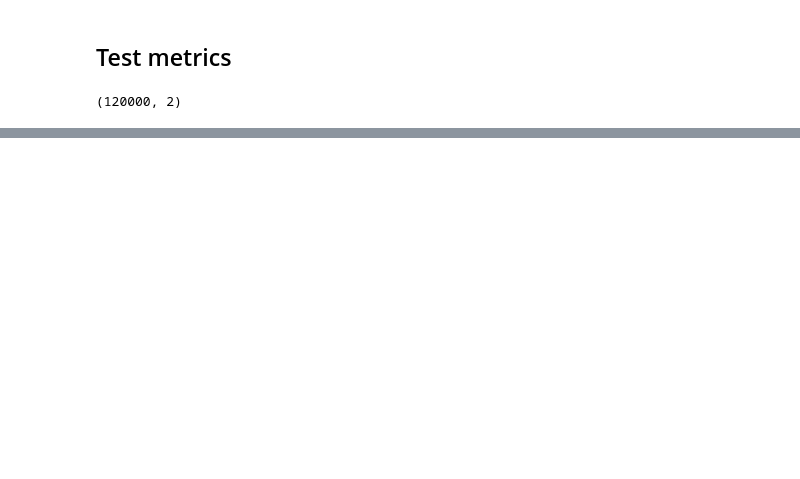
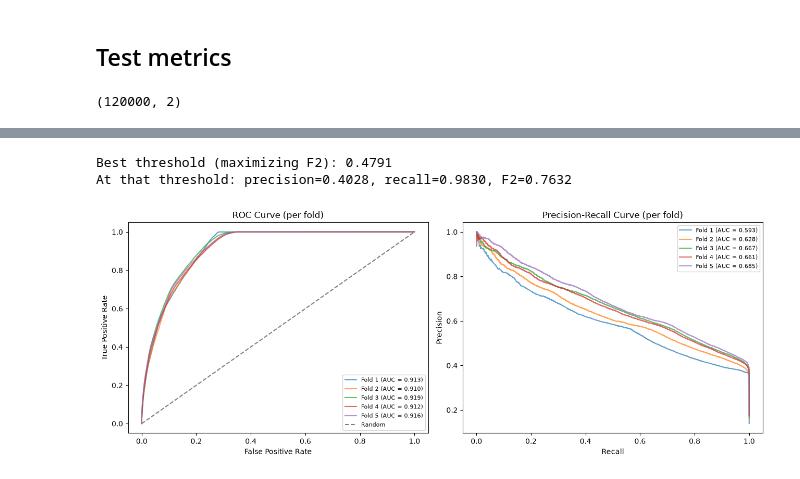
Before and after one commit to simonescrofana/credit-default-pipeline, a Jupyter notebook: ml/evaluation/plots.ipynb, the cells around one changed output, grey strips where cells are left out. Drawn from its saved outputs; the diff is of its cells as text; code cells hidden in the pictures; blank space fills up the shorter version.

```diff
--- a/ml/evaluation/plots.ipynb
+++ b/ml/evaluation/plots.ipynb
@@ -614,0 +733,60 @@ mlp_test_metrics_at_threshold
+# %%
+# Threshold selection via F-beta (beta=2): weights recall higher than precision,
+# consistent with the higher cost of a missed insolvency (false negative) vs a
+# false alarm (false positive). Plain F1 was considered but rejected, since it
+# weights precision and recall equally and does not reflect this cost asymmetry.
+beta = 2
+
+precision_valid = xgb_precision_agg[:-1]
+recall_valid = xgb_recall_agg[:-1]
+
+fbeta_scores = (
+    (1 + beta**2)
+    * (precision_valid * recall_valid)
+    / (beta**2 * precision_valid + recall_valid + 1e-10)
+)
+
+best_idx = fbeta_scores.argmax()
+best_threshold = xgb_pr_thresholds_agg[best_idx]
+
+print(f"Best threshold (maximizing F{beta}): {best_threshold:.4f}")
+print(
+    f"At that threshold: precision={precision_valid[best_idx]:.4f}, "
+    f"recall={recall_valid[best_idx]:.4f}, F{beta}={fbeta_scores[best_idx]:.4f}"
+)
+# %% [output]
+Best threshold (maximizing F2): 0.4791
+At that threshold: precision=0.4028, recall=0.9830, F2=0.7632
+# %%
+# Plot: per-fold ROC and Precision-Recall curves, overlaid
+fig, axes = plt.subplots(1, 2, figsize=(13, 5))
+
+for fc in xgb_fold_curves:
+    axes[0].plot(
+        fc["fpr"],
+        fc["tpr"],
+        alpha=0.7,
+        label=f"Fold {fc['fold']} (AUC = {fc['auc_roc']:.3f})",
+    )
+    axes[1].plot(
+        fc["recall"],
+        fc["precision"],
+        alpha=0.7,
+        label=f"Fold {fc['fold']} (AUC = {fc['auc_pr']:.3f})",
+    )
+
+axes[0].plot([0, 1], [0, 1], linestyle="--", color="gray", label="Random")
+axes[0].set_xlabel("False Positive Rate")
+axes[0].set_ylabel("True Positive Rate")
+axes[0].set_title("ROC Curve (per fold)")
+axes[0].legend(fontsize=8)
+
+axes[1].set_xlabel("Recall")
+axes[1].set_ylabel("Precision")
+axes[1].set_title("Precision-Recall Curve (per fold)")
+axes[1].legend(fontsize=8)
+
+plt.tight_layout()
+plt.show()
+# %% [output]
+[figure, added]
```
Also changed, not shown: parts of 34 cells of this notebook, 12 other files.
